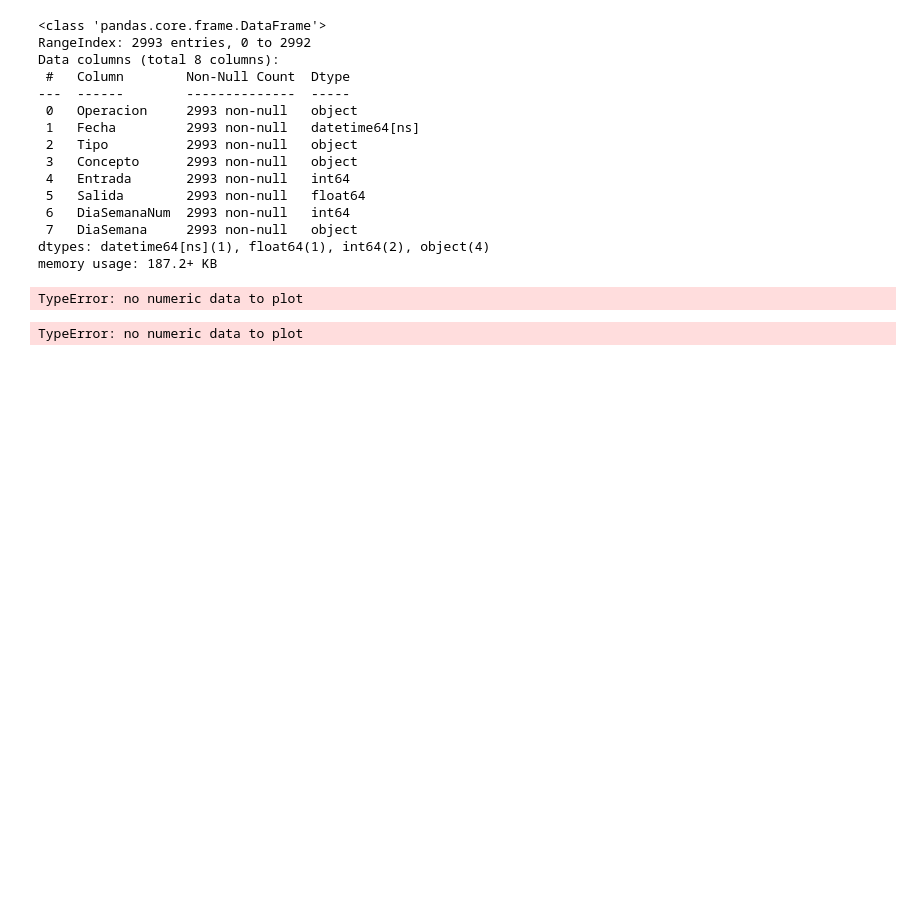
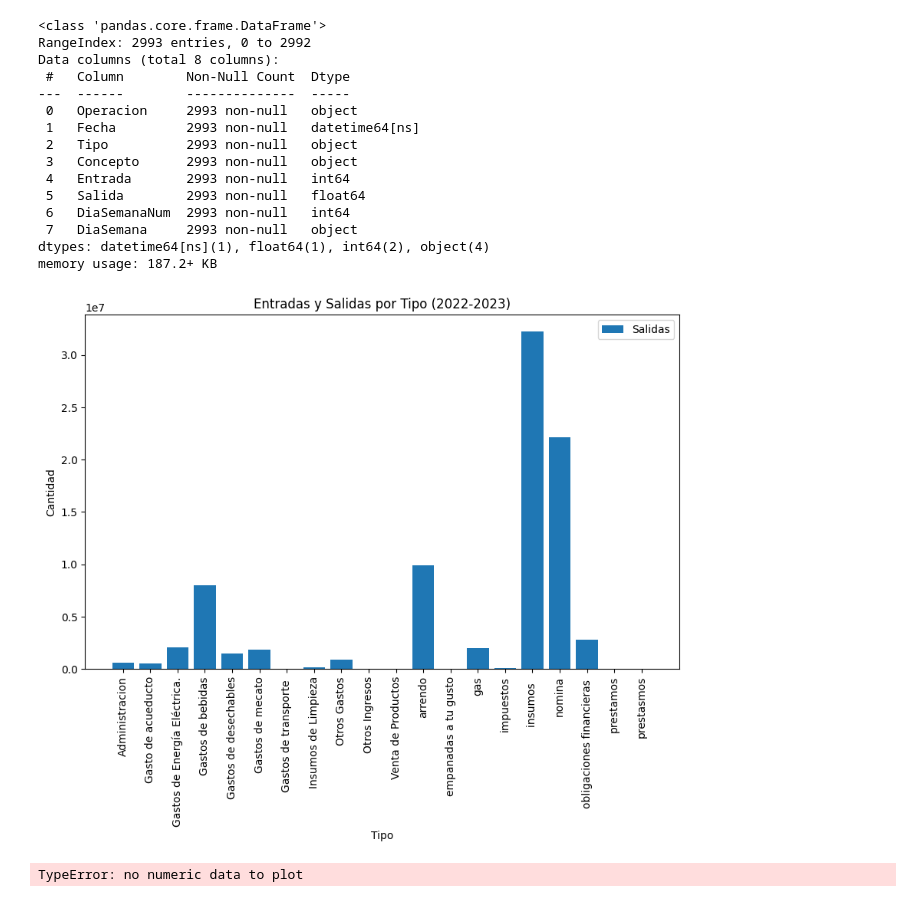
Before and after one commit to mateofrancop/EconoCity-Pereira, a Jupyter notebook: Rinconcito_del_sabor/analysis.ipynb, the cells around one changed output. Drawn from its saved outputs; the diff is of its cells as text; code cells hidden in the pictures; blank space fills up the shorter version.

```diff
--- a/Rinconcito_del_sabor/analysis.ipynb
+++ b/Rinconcito_del_sabor/analysis.ipynb
@@ -40,6 +38,26 @@ Data columns (total 8 columns):
  7   DiaSemana     2993 non-null   object
 dtypes: datetime64[ns](1), float64(1), int64(2), object(4)
 memory usage: 187.2+ KB
+# %%
+import matplotlib.pyplot as plt
+
+# Extrae el año de la columna de fecha
+df['año'] = df['Fecha'].dt.year
+
+# Agrupa los datos por tipo y año, sumando las entradas y salidas
+data_grouped = df.groupby(['Tipo', 'año'])[['Salida']].sum().reset_index()
+
+# Crea un gráfico de barras apiladas
+plt.figure(figsize=(10, 6))
+plt.bar(data_grouped['Tipo'], data_grouped['Salida'], label='Salidas')
+plt.xlabel('Tipo')
+plt.ylabel('Cantidad')
+plt.title('Entradas y Salidas por Tipo (2022-2023)')
+plt.xticks(rotation=90)
+plt.legend()
+plt.show()
+# %% [output]
+[figure, added]
 # %%
 # Extrae el año de la columna de fecha
 df['año'] = df['Fecha'].dt.year
@@ -60,22 +78,3 @@ plt.xticks(rotation=45)
 plt.show()
 # %% [output]
 TypeError: no numeric data to plot
-# %%
-import matplotlib.pyplot as plt
-
-# Filtra el DataFrame para incluir solo las salidas
-salidas_df = df[df['Tipo'] == 'Salida']
-
-# Agrupa los datos por tipo y año, sumando las salidas
-data_grouped = salidas_df.groupby(['año', 'Tipo'])['Salida'].sum().unstack().reset_index()
-
-# Crea un gráfico de barras agrupado por año
-ax = data_grouped.plot(kind='bar', x='año', stacked=True, figsize=(10, 6))
-ax.set_xlabel('Año')
-ax.set_ylabel('Salida')
-ax.set_title('Salidas por Tipo y Año (2022-2023)')
-ax.legend(title='Tipo', labels=data_grouped.columns[1:])
-plt.xticks(rotation=0)
-plt.show()
-# %% [output]
-TypeError: no numeric data to plot
```
Also changed, not shown: parts of 3 cells of this notebook.
